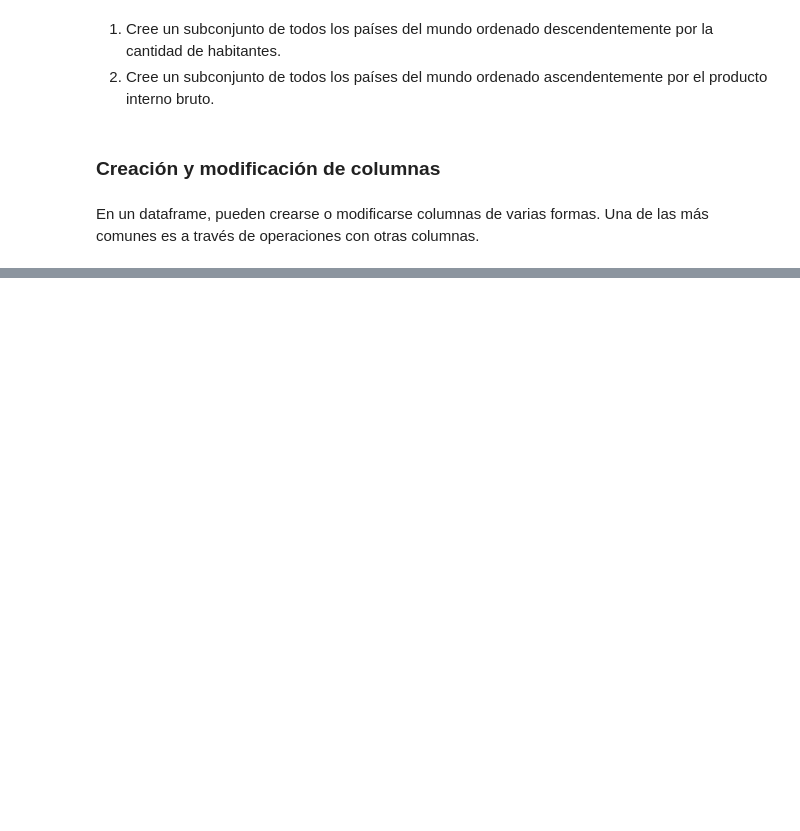
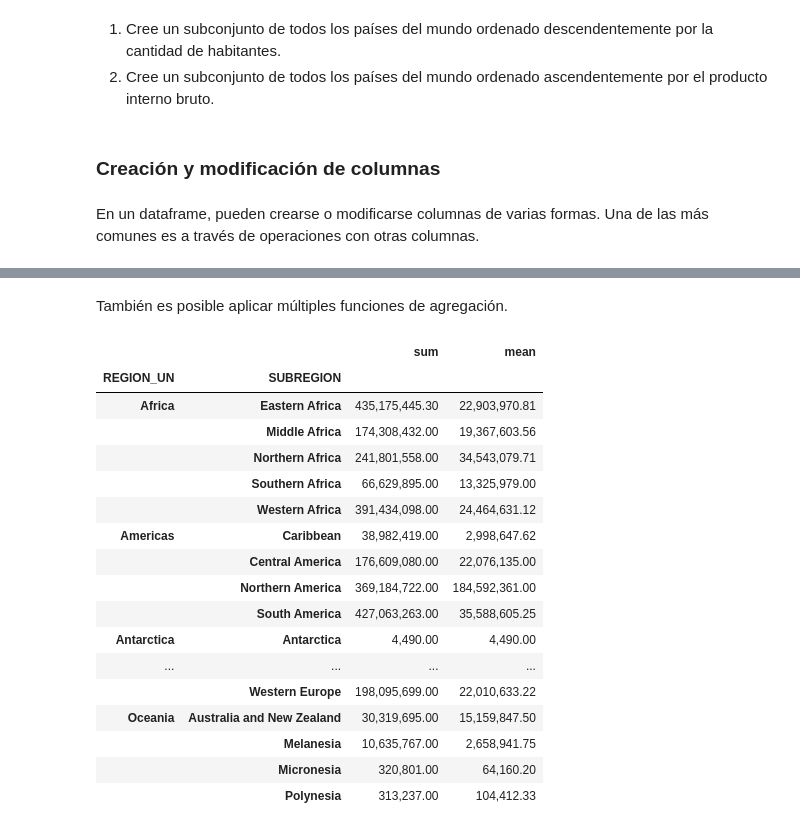
Before and after one commit to gf0657-programacionsig/2024-ii, a Jupyter notebook: _build/jupyter_execute/contenido/3/pandas.ipynb, the cells around one changed output, grey strips where cells are left out. Saved outputs shown, nothing was run; the diff lists cells and outputs as text; code cells hidden in the pictures; blank space fills up the shorter version.

Commit message:
Modificar contenido/3/pandas.ipynb - agregar secciones sobre ordenamiento, creación de columnas y agrupación

```diff
--- a/_build/jupyter_execute/contenido/3/pandas.ipynb
+++ b/_build/jupyter_execute/contenido/3/pandas.ipynb
@@ -565,0 +551,11 @@ paises[['NAME', 'POP_EST', 'GDP_MD', 'GDP_MD_PC']].sort_values(by='GDP_MD_PC', a
+# %%
+def pib_per_capita(pib, poblacion):
+    """
+    Retorna el PIB per cápita dados el PIB de un país (en millones de dólares) y su población.
+    """
+
+    return (pib * 1000000) / poblacion
+# %%
+# Creación de la columna GDP_PC (PIB per cápita en dólares)
+# mediante la función pib_per_capita()
+paises['GDP_PC'] = pib_per_capita(paises['GDP_MD'], paises['POP_EST'])
@@ -565,0 +584,26 @@ paises[['NAME', 'POP_EST', 'GDP_MD', 'GDP_MD_PC']].sort_values(by='GDP_MD_PC', a
+# %%
+import requests
+
+def obtener_idiomas_pais(cca3):
+    """
+    Obtiene una cadena con la lista de lenguajes oficiales de un país dado su código cca3.
+    """
+
+    # URL del API REST Countries
+    url = f'https://restcountries.com/v3.1/alpha/{cca3}'
+
+    # Respuesta del API a la solicitud
+    respuesta = requests.get(url)
+
+    # Revisión de la respuesta
+    if respuesta.status_code == 200:
+        datos = respuesta.json()
+
+        if datos and 'languages' in datos[0]:
+            lenguajes = datos[0]['languages']
+            lista_lenguajes = list(lenguajes.values())
+            return ', '.join(lista_lenguajes)
+        else:
+            return None
+    else:
+        return None
@@ -565,0 +612,3 @@ paises[['NAME', 'POP_EST', 'GDP_MD', 'GDP_MD_PC']].sort_values(by='GDP_MD_PC', a
+# %%
+# Creación de la columna LANGUAGES mediante la función obtener_idiomas_pais()
+paises['LANGUAGES'] = paises.index.map(obtener_idiomas_pais)
@@ -565,0 +699,26 @@ paises[['NAME', 'POP_EST', 'GDP_MD', 'GDP_MD_PC']].sort_values(by='GDP_MD_PC', a
+# %% [markdown]
+También es posible aplicar múltiples funciones de agregación.
+# %%
+# Suma y promedio de población por región y subregión de la ONU
+suma_promedio_poblacion_por_region_subregion = paises.groupby(['REGION_UN', 'SUBREGION'])['POP_EST'].agg(['sum', 'mean'])
+
+suma_promedio_poblacion_por_region_subregion
+# %% [output]
+|  |  | sum | mean |
+| REGION_UN | SUBREGION |  |  |
+| Africa | Eastern Africa | 435,175,445.30 | 22,903,970.81 |
+|  | Middle Africa | 174,308,432.00 | 19,367,603.56 |
+|  | Northern Africa | 241,801,558.00 | 34,543,079.71 |
+|  | Southern Africa | 66,629,895.00 | 13,325,979.00 |
+|  | Western Africa | 391,434,098.00 | 24,464,631.12 |
+| Americas | Caribbean | 38,982,419.00 | 2,998,647.62 |
+|  | Central America | 176,609,080.00 | 22,076,135.00 |
+|  | Northern America | 369,184,722.00 | 184,592,361.00 |
+|  | South America | 427,063,263.00 | 35,588,605.25 |
+| Antarctica | Antarctica | 4,490.00 | 4,490.00 |
+| ... | ... | ... | ... |
+|  | Western Europe | 198,095,699.00 | 22,010,633.22 |
+| Oceania | Australia and New Zealand | 30,319,695.00 | 15,159,847.50 |
+|  | Melanesia | 10,635,767.00 | 2,658,941.75 |
+|  | Micronesia | 320,801.00 | 64,160.20 |
+|  | Polynesia | 313,237.00 | 104,412.33 |
```
Also changed, not shown: parts of 25 cells of this notebook, 5 other files.
